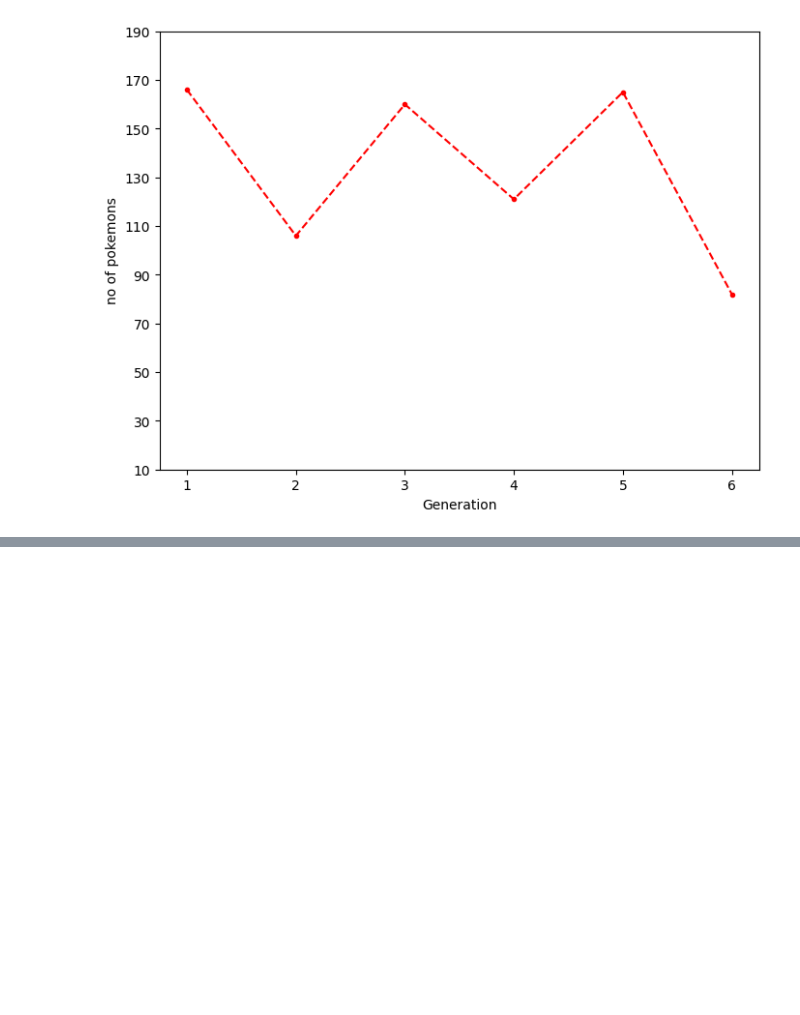
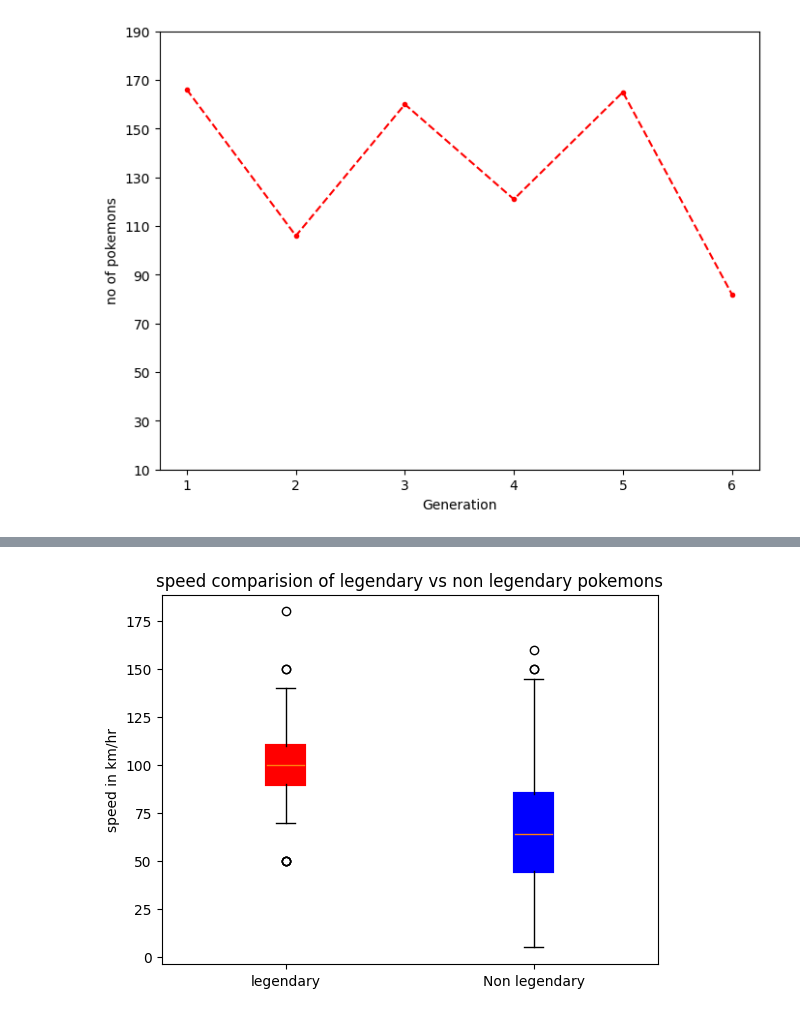
Before and after one commit to kartikchauhan13/pokemonDataAnalysis, a Jupyter notebook: PokemonAnalysis.ipynb, the cells around one changed output, grey strips where cells are left out. Cells and saved outputs as stored; diff of their text form; code cells hidden in the pictures; blank space fills up the shorter version.

```diff
--- a/PokemonAnalysis.ipynb
+++ b/PokemonAnalysis.ipynb
@@ -214,0 +229,18 @@ plt.show()
+# %%
+#create two df from dataset
+legendary=df.loc[df['Legendary']==True]['Speed']
+NonLegend=df.loc[~df['Legendary']==True]['Speed']
+
+#plt in box and whiskers chart
+plt.style.use('default')
+labels=['legendary','Non legendary']
+chart=plt.boxplot([legendary,NonLegend],labels=labels,patch_artist=True)
+plt.ylabel("speed in km/hr")
+plt.title("speed comparision of legendary vs non legendary pokemons")
+colors=['red','blue']
+for box,color in zip(chart['boxes'],colors):
+    box.set(color=color,linewidth=3)
+
+plt.show()
+# %% [output]
+[figure, added]
```
Also changed, not shown: parts of 3 cells of this notebook, 1 other file.
